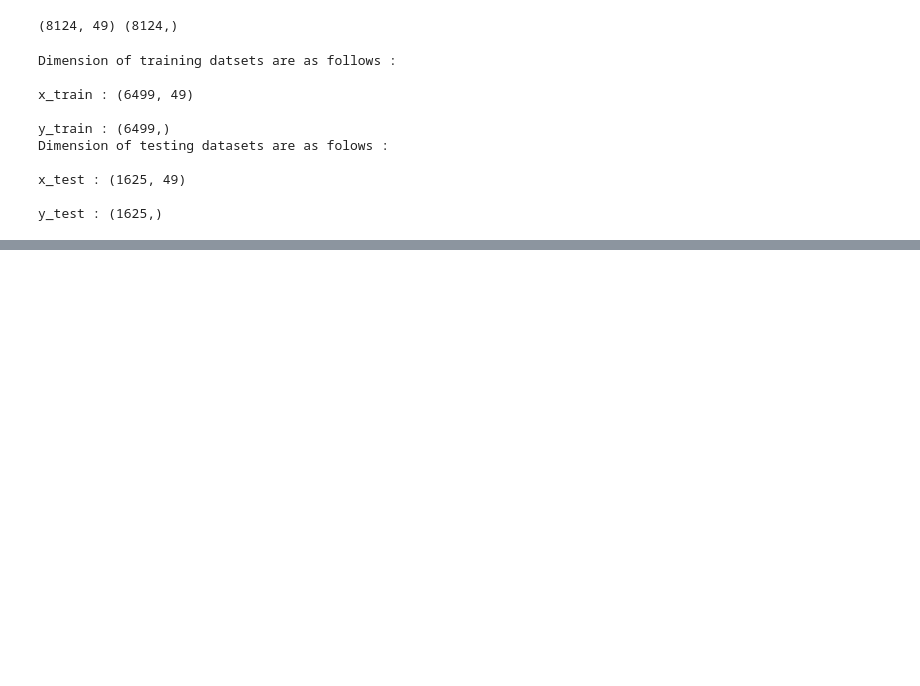
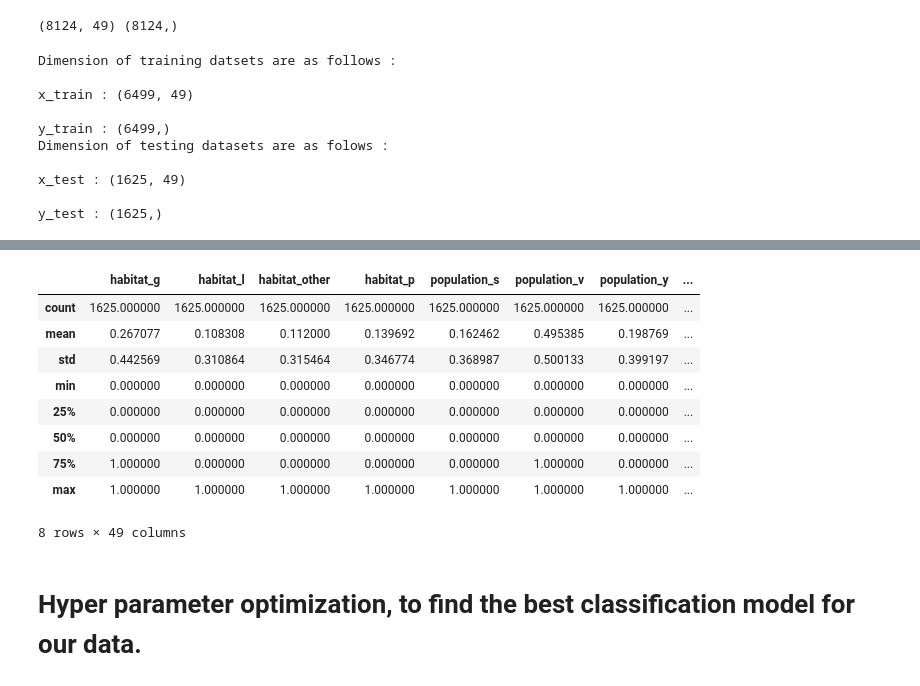
Before and after one commit to Titashmkhrj/Mushroom-classification-project, a Jupyter notebook: Mushroom_classification.ipynb, the cells around one changed output, grey strips where cells are left out. Cells and saved outputs as stored; diff of their text form; code cells hidden in the pictures; blank space fills up the shorter version.

```diff
--- a/Mushroom_classification.ipynb
+++ b/Mushroom_classification.ipynb
@@ -277,0 +320,15 @@ y_test : (1625,)
+# %%
+x_test.describe()
+# %% [output]
+|  | habitat_g | habitat_l | habitat_other | habitat_p | population_s | population_v | population_y | ... |
+| count | 1625.000000 | 1625.000000 | 1625.000000 | 1625.000000 | 1625.000000 | 1625.000000 | 1625.000000 | ... |
+| mean | 0.267077 | 0.108308 | 0.112000 | 0.139692 | 0.162462 | 0.495385 | 0.198769 | ... |
+| std | 0.442569 | 0.310864 | 0.315464 | 0.346774 | 0.368987 | 0.500133 | 0.399197 | ... |
+| min | 0.000000 | 0.000000 | 0.000000 | 0.000000 | 0.000000 | 0.000000 | 0.000000 | ... |
+| 25% | 0.000000 | 0.000000 | 0.000000 | 0.000000 | 0.000000 | 0.000000 | 0.000000 | ... |
+| 50% | 0.000000 | 0.000000 | 0.000000 | 0.000000 | 0.000000 | 0.000000 | 0.000000 | ... |
+| 75% | 1.000000 | 0.000000 | 0.000000 | 0.000000 | 0.000000 | 1.000000 | 0.000000 | ... |
+| max | 1.000000 | 1.000000 | 1.000000 | 1.000000 | 1.000000 | 1.000000 | 1.000000 | ... |
+8 rows × 49 columns
+# %% [markdown]
+# Hyper parameter optimization, to find the best classification model for our data.
```
Also changed, not shown: parts of 11 cells of this notebook.
